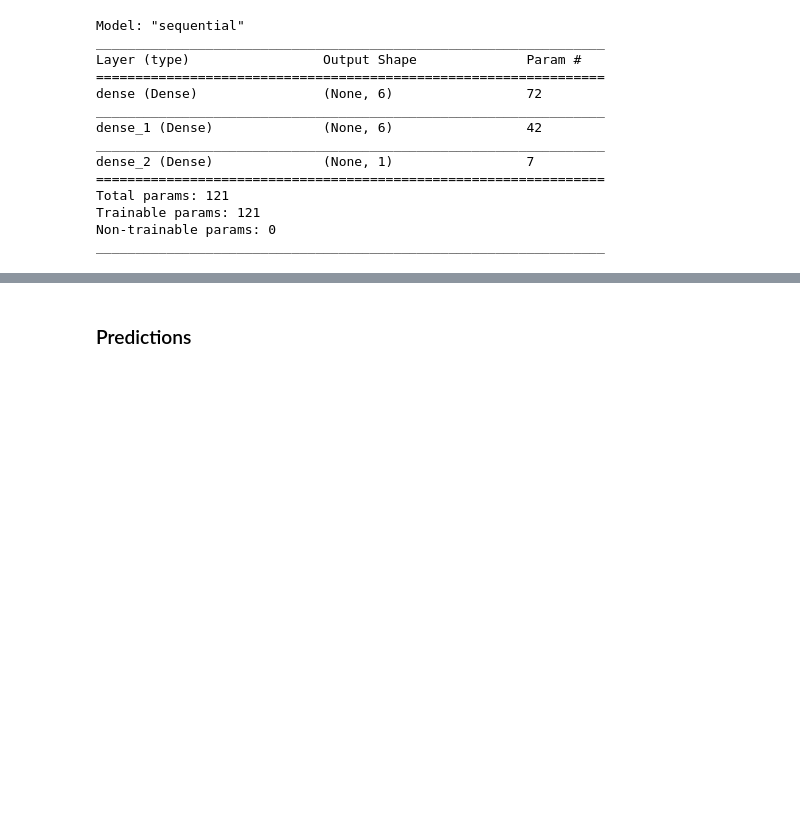
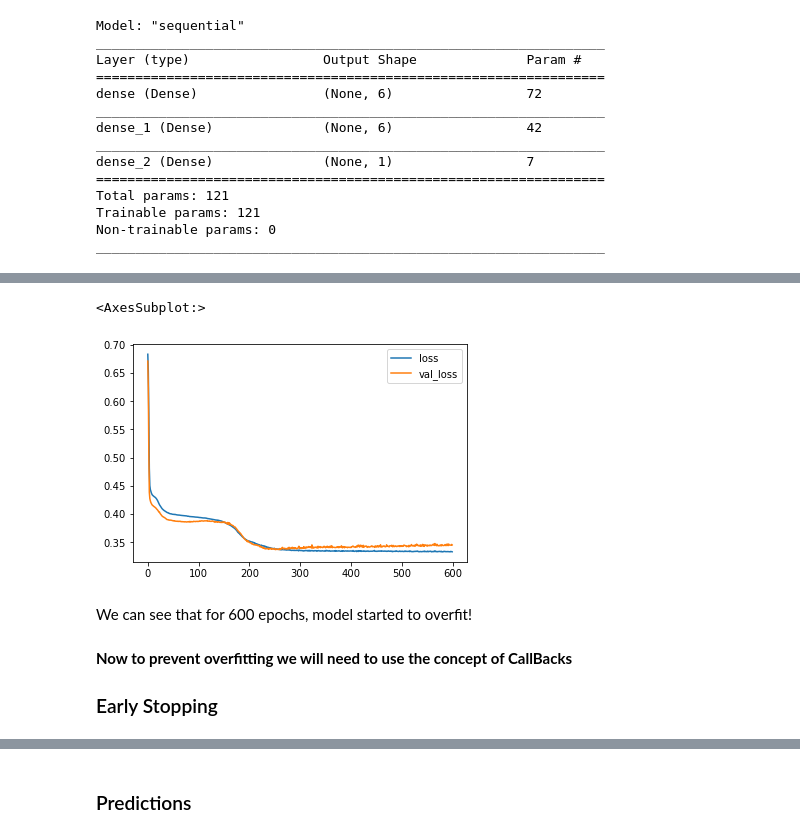
Before and after one commit to pulkitkhandelwal29/Customer-Exit-Prediction-From-Bank, a Jupyter notebook: Customer Exit Prediction.ipynb, the cells around one changed output, grey strips where cells are left out. Cells and saved outputs as stored; diff of their text form; code cells hidden in the pictures; blank space fills up the shorter version.

```diff
--- a/Customer Exit Prediction.ipynb
+++ b/Customer Exit Prediction.ipynb
@@ -237,5 +237,5 @@ Non-trainable params: 0
 _________________________________________________________________
 # %%
 #Fitting the ANN to the data
-model.fit(X_scaled_train,y_train,batch_size=10,epochs=50)
+model.fit(X_scaled_train,y_train,batch_size=128,epochs=600,validation_data=(X_scaled_test,y_test))
 # %% [output]
@@ -259,0 +260,4 @@ Epoch 50/50
+# %%
+#Losses and Accuracy from Model
+loss_accuracy = pd.DataFrame(model.history.history)
+loss_accuracy.head()
@@ -259,0 +271,3 @@ Epoch 50/50
+# %%
+#Retrieving Training Loss and Validation Loss
+losses = loss_accuracy[['loss','val_loss']]
@@ -259,0 +283,12 @@ Epoch 50/50
+# %%
+#Plot of Loss
+losses.plot()
+# %% [output]
+<AxesSubplot:>
+[figure, added]
+# %% [markdown]
+We can see that for 600 epochs, model started to overfit!
+# %% [markdown]
+**Now to prevent overfitting we will need to use the concept of CallBacks**
+
+### Early Stopping
```
Also changed, not shown: parts of 60 cells of this notebook.
